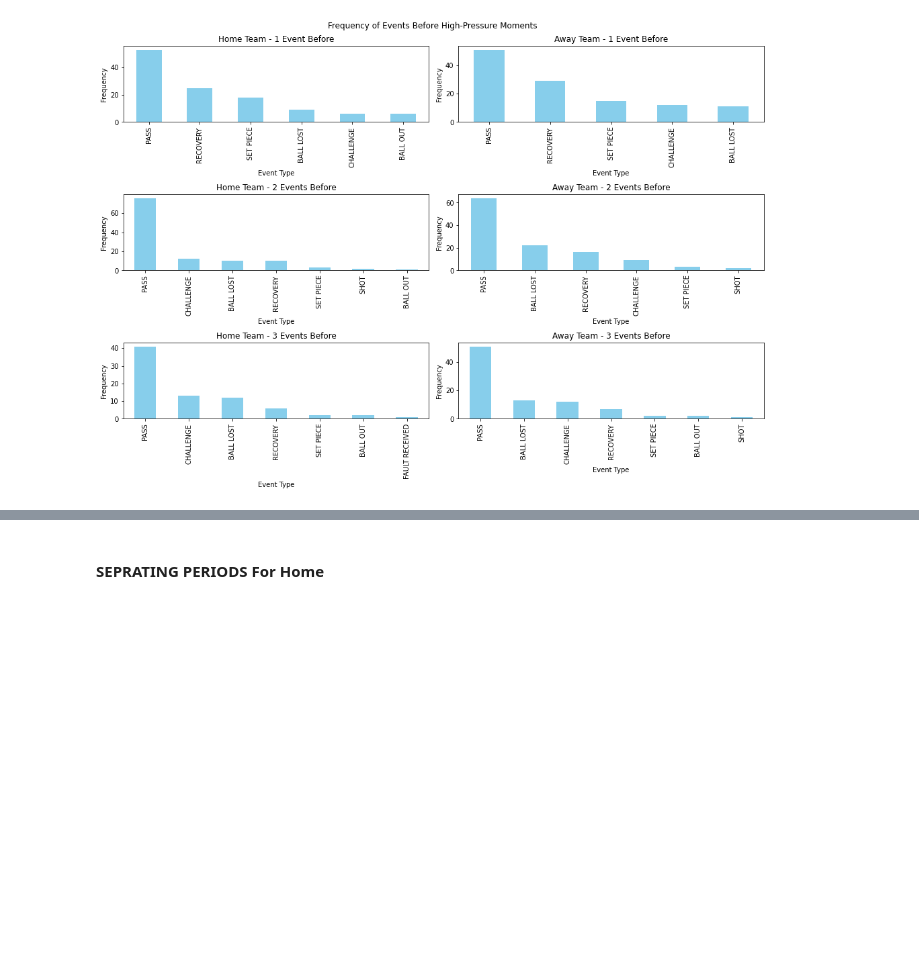
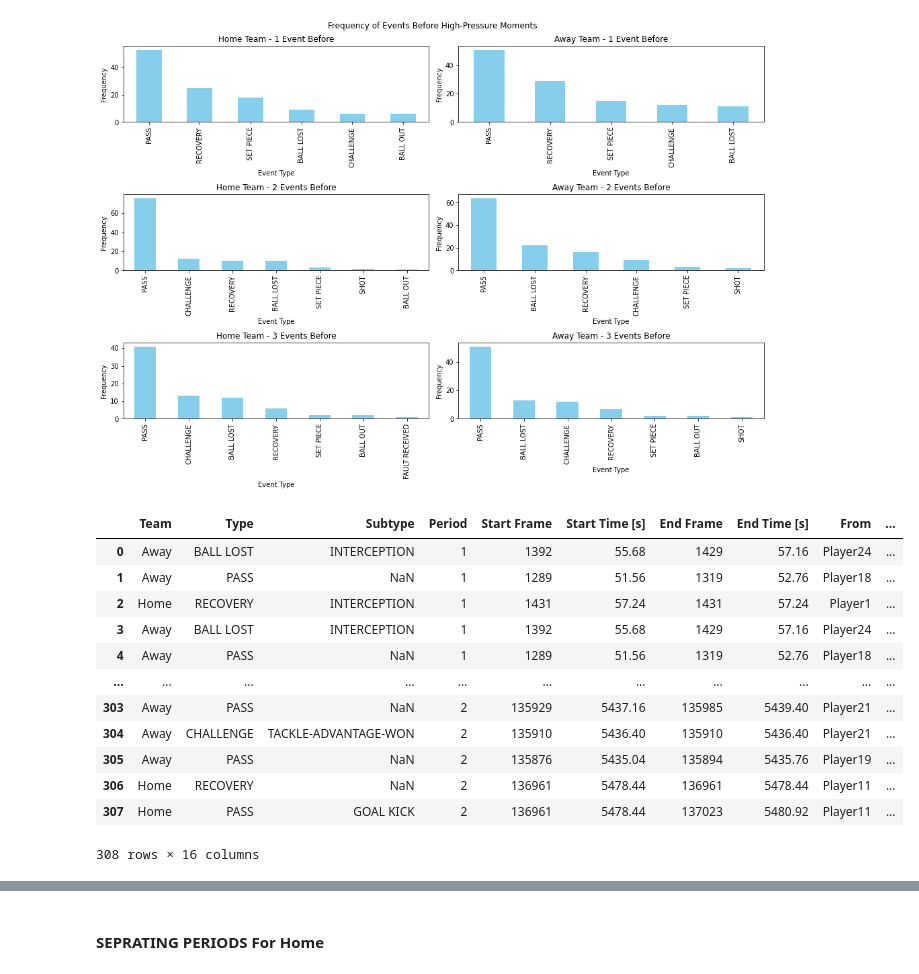
Before and after one commit to nahiid/Soccer-High-Pressure-Moments, a Jupyter notebook: src/high_pre_soccer.ipynb, the cells around one changed output, grey strips where cells are left out. Cells and saved outputs as stored; diff of their text form; code cells hidden in the pictures; blank space fills up the shorter version.

```diff
--- a/src/high_pre_soccer.ipynb
+++ b/src/high_pre_soccer.ipynb
@@ -851,0 +852,17 @@ The is_first_col function was deprecated in Matplotlib 3.4 and will be removed t
+# %%
+leading_events_away
+leading_events_home
+# %% [output]
+|  | Team | Type | Subtype | Period | Start Frame | Start Time [s] | End Frame | End Time [s] | From | ... |
+| 0 | Away | BALL LOST | INTERCEPTION | 1 | 1392 | 55.68 | 1429 | 57.16 | Player24 | ... |
+| 1 | Away | PASS | NaN | 1 | 1289 | 51.56 | 1319 | 52.76 | Player18 | ... |
+| 2 | Home | RECOVERY | INTERCEPTION | 1 | 1431 | 57.24 | 1431 | 57.24 | Player1 | ... |
+| 3 | Away | BALL LOST | INTERCEPTION | 1 | 1392 | 55.68 | 1429 | 57.16 | Player24 | ... |
+| 4 | Away | PASS | NaN | 1 | 1289 | 51.56 | 1319 | 52.76 | Player18 | ... |
+| ... | ... | ... | ... | ... | ... | ... | ... | ... | ... | ... |
+| 303 | Away | PASS | NaN | 2 | 135929 | 5437.16 | 135985 | 5439.40 | Player21 | ... |
+| 304 | Away | CHALLENGE | TACKLE-ADVANTAGE-WON | 2 | 135910 | 5436.40 | 135910 | 5436.40 | Player21 | ... |
+| 305 | Away | PASS | NaN | 2 | 135876 | 5435.04 | 135894 | 5435.76 | Player19 | ... |
+| 306 | Home | RECOVERY | NaN | 2 | 136961 | 5478.44 | 136961 | 5478.44 | Player11 | ... |
+| 307 | Home | PASS | GOAL KICK | 2 | 136961 | 5478.44 | 137023 | 5480.92 | Player11 | ... |
+308 rows × 16 columns
```
Also changed, not shown: parts of 21 cells of this notebook.
